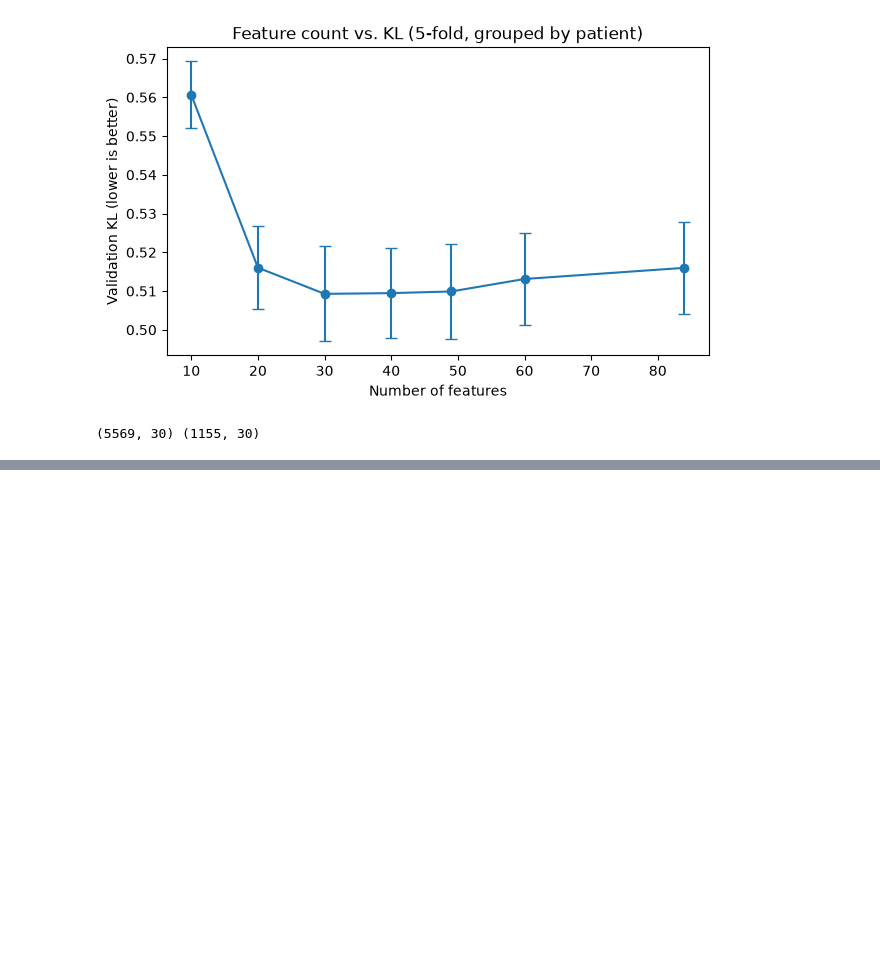
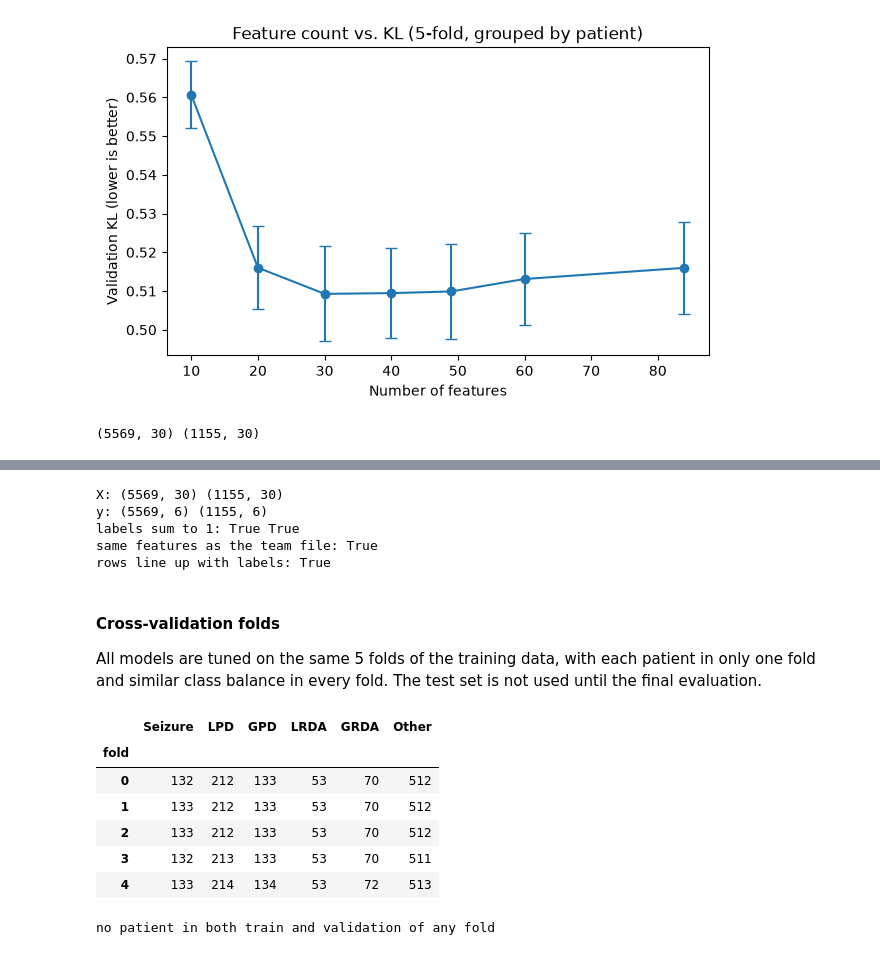
Before and after one commit to daviijulian/ML-Project-2, a Jupyter notebook: notebooks/DavidJulian.ipynb, the cells around one changed output, grey strips where cells are left out. Saved outputs shown, nothing was run; the diff lists cells and outputs as text; code cells hidden in the pictures; blank space fills up the shorter version.

```diff
--- a/notebooks/DavidJulian.ipynb
+++ b/notebooks/DavidJulian.ipynb
@@ -399,0 +417,42 @@ print(X_train_final.shape, X_test_final.shape)
+# %%
+# Soft labels for the test set (y_train and groups were created in the feature ranking step)
+test_meta = meta.set_index("segment_id").loc[test_data["segment_id"]]
+y_test = test_meta[vote_cols].div(test_meta["num_votes"], axis=0).to_numpy()
+
+print("X:", X_train_final.shape, X_test_final.shape)
+print("y:", y_train.shape, y_test.shape)
+print("labels sum to 1:", np.allclose(y_train.sum(axis=1), 1), np.allclose(y_test.sum(axis=1), 1))
+print("same features as the team file:", selected_features == load_selected_features())
+print("rows line up with labels:", (train_meta.index == train_data["segment_id"]).all())
+# %% [output]
+X: (5569, 30) (1155, 30)
+y: (5569, 6) (1155, 6)
+labels sum to 1: True True
+same features as the team file: True
+rows line up with labels: True
+# %% [markdown]
+#### Cross-validation folds
+
+All models are tuned on the same 5 folds of the training data, with each patient in only one fold and similar class balance in every fold. The test set is not used until the final evaluation.
+# %%
+folds = get_cv_folds(y_train, groups)
+
+fold_sizes = pd.DataFrame(
+    [np.bincount(majority_class(y_train[val_idx]), minlength=len(CLASS_NAMES)) for _, val_idx in folds],
+    columns=CLASS_NAMES)
+fold_sizes.index.name = "fold"
+display(fold_sizes)
+
+# Each patient must appear in only one validation fold
+for train_idx, val_idx in folds:
+    assert not set(groups[train_idx]) & set(groups[val_idx])
+print("no patient in both train and validation of any fold")
+# %% [output]
+|  | Seizure | LPD | GPD | LRDA | GRDA | Other |
+| fold |  |  |  |  |  |  |
+| 0 | 132 | 212 | 133 | 53 | 70 | 512 |
+| 1 | 133 | 212 | 133 | 53 | 70 | 512 |
+| 2 | 133 | 212 | 133 | 53 | 70 | 512 |
+| 3 | 132 | 213 | 133 | 53 | 70 | 511 |
+| 4 | 133 | 214 | 134 | 53 | 72 | 513 |
+no patient in both train and validation of any fold
```
Also changed, not shown: parts of 18 cells of this notebook.
